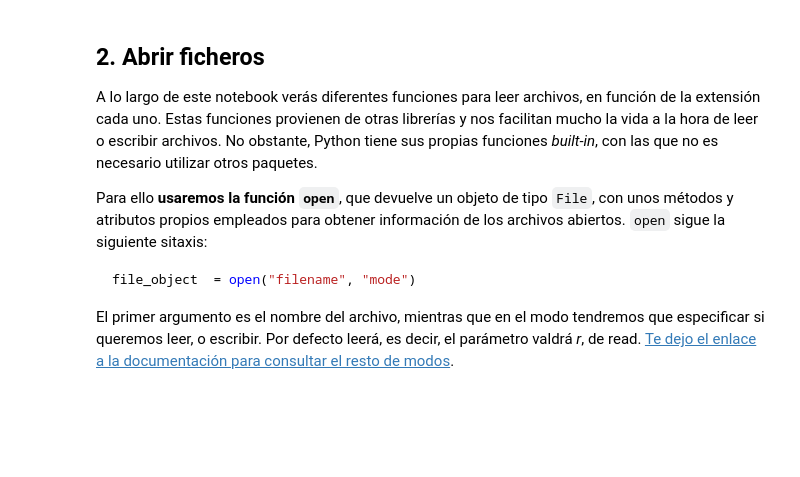
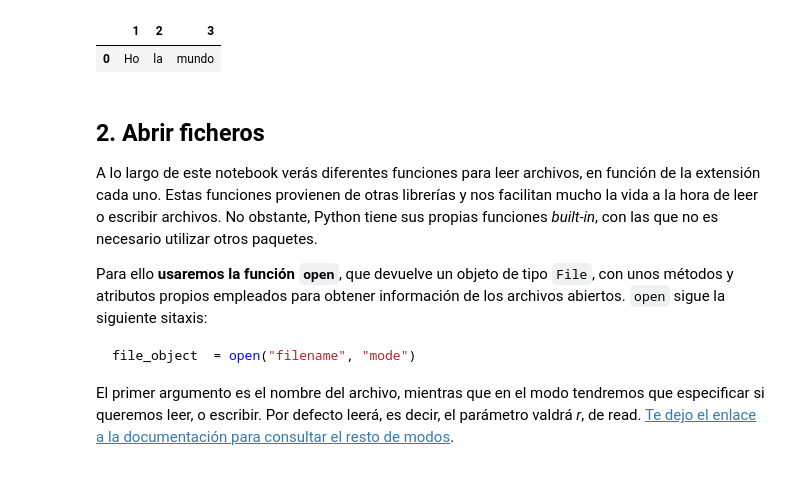
Before and after one commit to Mlcruz9/DS_TheBridgeBBK_MBIL2023, a Jupyter notebook: 1-Data_Analysis/3-Sources/Archivos/Teoría/0-Lectura Escritura.ipynb, the cells around one changed output. Cells and saved outputs as stored; diff of their text form; code cells hidden in the pictures; blank space fills up the shorter version.

```diff
--- a/1-Data_Analysis/3-Sources/Archivos/Teoría/0-Lectura Escritura.ipynb
+++ b/1-Data_Analysis/3-Sources/Archivos/Teoría/0-Lectura Escritura.ipynb
@@ -45,3 +47,8 @@ Siempre podemos poner la ruta absoluta (`C/Users/usuario/Archivos/Bootcamp/Pytho
+# %%
+pd.read_csv('../../hola_mundo.txt')
+# %% [output]
+|  | 1 | 2 | 3 |
+| 0 | Ho | la | mundo |
 # %% [markdown]
 ## 2. Abrir ficheros
 A lo largo de este notebook verás diferentes funciones para leer archivos, en función de la extensión cada uno. Estas funciones provienen de otras librerías y nos facilitan mucho la vida a la hora de leer o escribir archivos. No obstante, Python tiene sus propias funciones *built-in*, con las que no es necesario utilizar otros paquetes.
```
Also changed, not shown: parts of 15 cells of this notebook, 16 other files.
